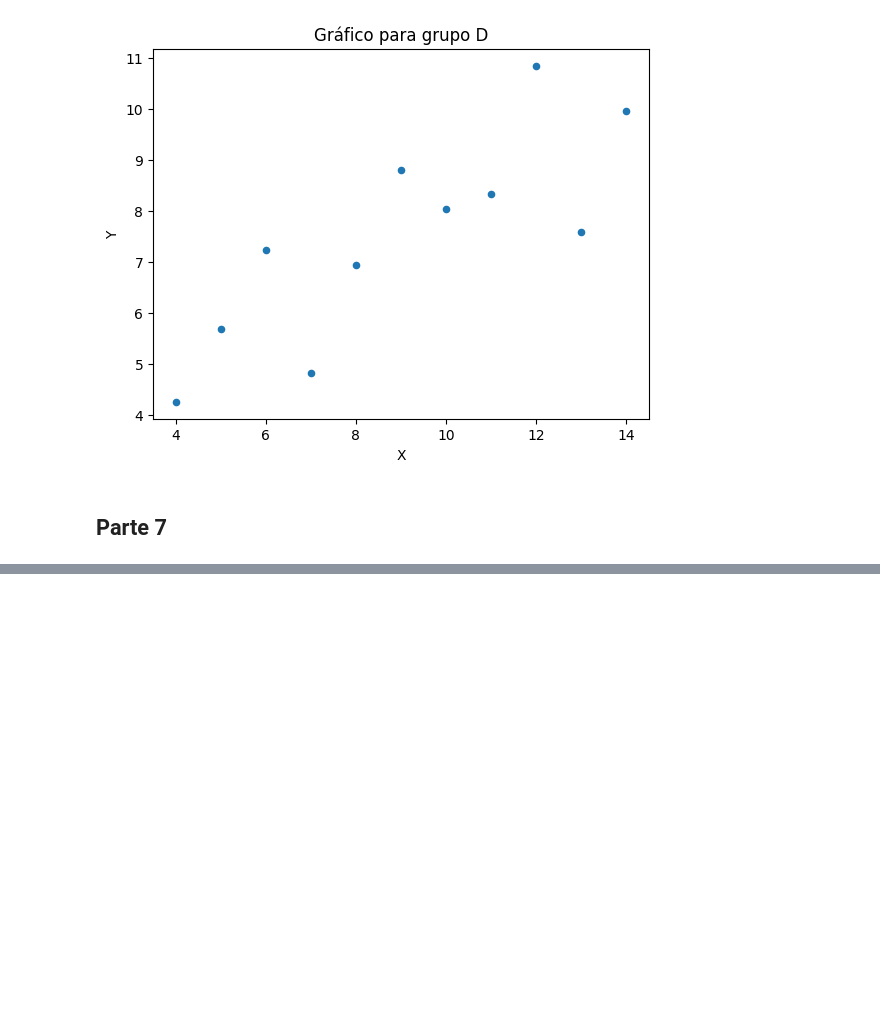
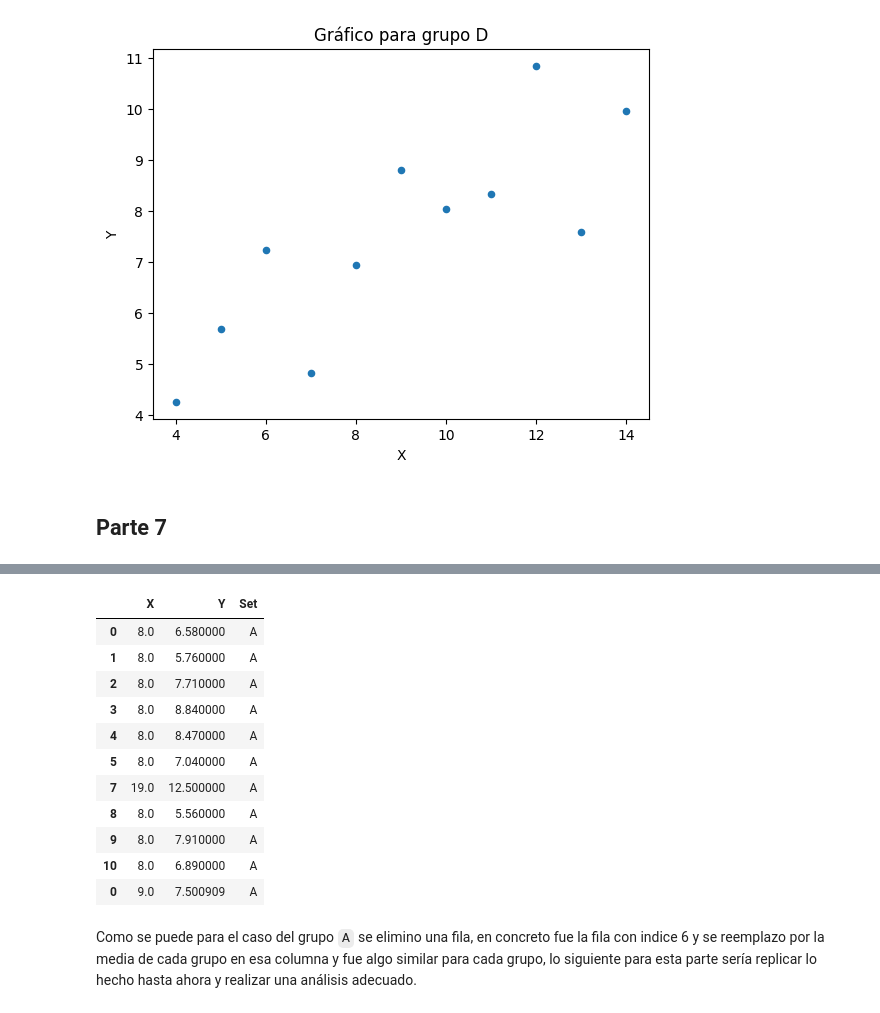
Before and after one commit to IIC2115/Syllabus-2024-1, a Jupyter notebook: Ayudantías/Ayudantía 2/E1/E1.ipynb, the cells around one changed output, grey strips where cells are left out. Saved outputs shown, nothing was run; the diff lists cells and outputs as text; code cells hidden in the pictures; blank space fills up the shorter version.

```diff
--- a/Ayudantías/Ayudantía 2/E1/E1.ipynb
+++ b/Ayudantías/Ayudantía 2/E1/E1.ipynb
@@ -157,3 +297,0 @@ Name: X, dtype: float64
-# %%
-for name, group in df.groupby('Set'):
-    print(f"La kurtois de {name} es: {group['Y'].kurtosis()}")
@@ -201,9 +313,3 @@ for name, group in df.groupby('Set'):
 [figure]
 # %% [markdown]
 ## Parte 7
-# %%
-for name, group in df.groupby('Set'):
-    print(name)
-    display(group)
-    print(f"Longitud de {name}: {len(group)}")
-    print("\n")
@@ -376,0 +433,17 @@ Longitud de D: 11
+# %%
+nuevo_df.groupby('Set').get_group('A')
+# %% [output]
+|  | X | Y | Set |
+| 0 | 8.0 | 6.580000 | A |
+| 1 | 8.0 | 5.760000 | A |
+| 2 | 8.0 | 7.710000 | A |
+| 3 | 8.0 | 8.840000 | A |
+| 4 | 8.0 | 8.470000 | A |
+| 5 | 8.0 | 7.040000 | A |
+| 7 | 19.0 | 12.500000 | A |
+| 8 | 8.0 | 5.560000 | A |
+| 9 | 8.0 | 7.910000 | A |
+| 10 | 8.0 | 6.890000 | A |
+| 0 | 9.0 | 7.500909 | A |
+# %% [markdown]
+Como se puede para el caso del grupo `A` se elimino una fila, en concreto fue la fila con indice 6 y se reemplazo por la media de cada grupo en esa columna y fue algo similar para cada grupo, lo siguiente para esta parte sería replicar lo hecho hasta ahora y realizar una análisis adecuado.
```
Also changed, not shown: parts of 36 cells of this notebook.
